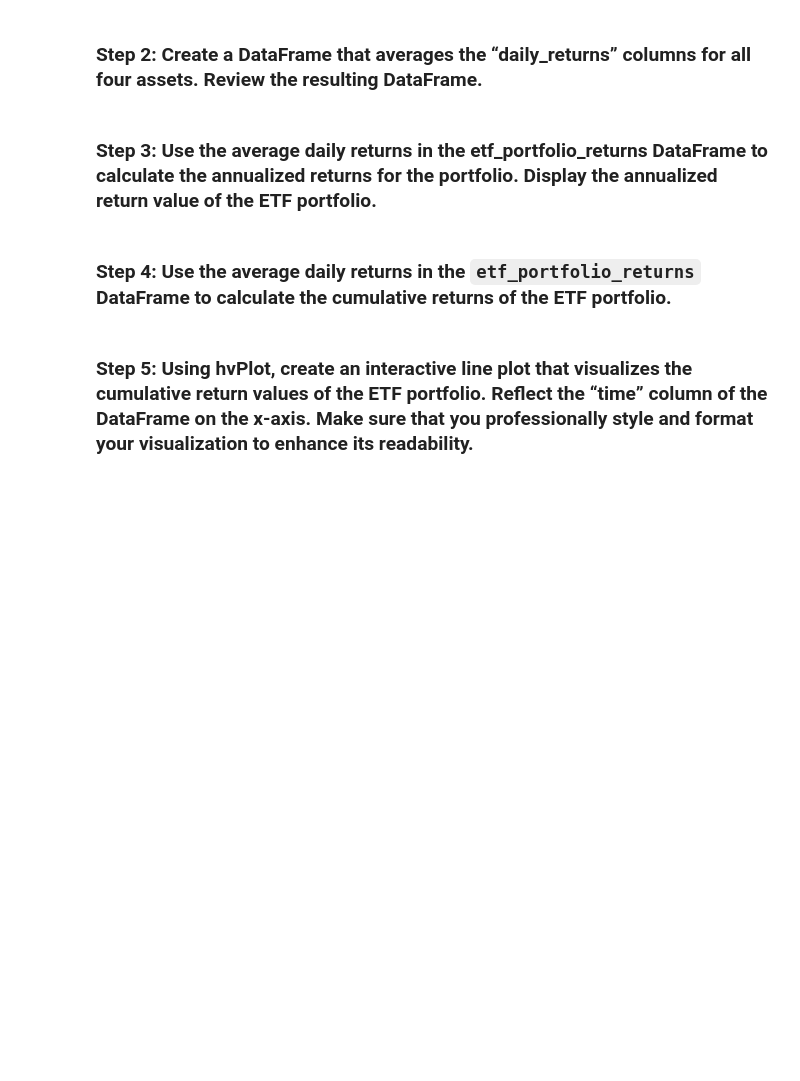
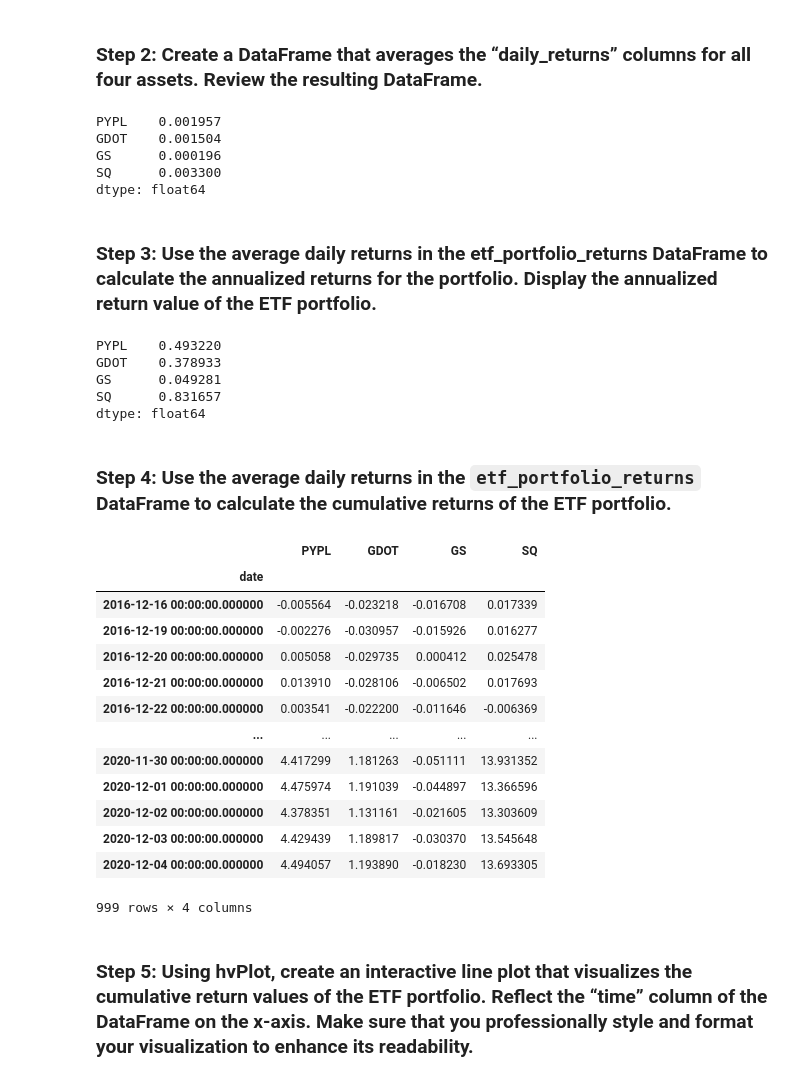
Before and after one commit to scottslusher/ETF-Analyzer, a Jupyter notebook: etf_analyzer.ipynb, the cells around one changed output. Saved outputs shown, nothing was run; the diff lists cells and outputs as text; code cells hidden in the pictures; blank space fills up the shorter version.

```diff
--- a/etf_analyzer.ipynb
+++ b/etf_analyzer.ipynb
@@ -347,15 +347,25 @@ Complete the following steps:
 
     - Using the SQL query, read the data from the database into a Pandas DataFrame. Review the resulting DataFrame.
 # %%
+# 'GDOT', 'GS', 'PYPL', 'SQ'
 # Wreate a SQL query to join each table in the portfolio into a single DataFrame
 # Use the time column from each table as the basis for the join
 query = """
 SELECT
-
+    PYPL.time,
+    PYPL.daily_returns,
+    GDOT.daily_returns,
+    GS.daily_returns,
+    SQ.daily_returns
+FROM PYPL
+INNER JOIN GDOT ON PYPL.time = GDOT.time
+INNER JOIN GS ON PYPL.time = GS.time
+INNER JOIN SQ ON PYPL.time = SQ.time
 """
-
+query_results = engine.execute(query)
 # Using the query, read the data from the database into a Pandas DataFrame
-etf_portfolio = # YOUR CODE HERE
-
+etf_portfolio = pd.DataFrame(list(query_results), columns=['date','PYPL', 'GDOT', 'GS', 'SQ'])
+etf_portfolio.set_index(etf_portfolio['date'], inplace=True)
+etf_portfolio.drop(columns=['date'],inplace=True)
 # Review the resulting DataFrame
-# YOUR CODE HERE
+etf_portfolio.head()
@@ -363,28 +381,55 @@ etf_portfolio = # YOUR CODE HERE
 ### Step 2: Create a DataFrame that averages the “daily_returns” columns for all four assets. Review the resulting DataFrame.
 # %%
 # Create a DataFrame that displays the mean value of the “daily_returns” columns for all four assets.
-etf_portfolio_returns = # YOUR CODE HERE
+etf_portfolio_returns = pd.DataFrame(etf_portfolio).mean()
 
 # Review the resulting DataFrame
-# YOUR CODE HERE
+etf_portfolio_returns.head()
+# %% [output]
+PYPL    0.001957
+GDOT    0.001504
+GS      0.000196
+SQ      0.003300
+dtype: float64
 # %% [markdown]
 ### Step 3: Use the average daily returns in the etf_portfolio_returns DataFrame to calculate the annualized returns for the portfolio. Display the annualized return value of the ETF portfolio.
 # %%
 # Use the average daily returns provided by the etf_portfolio_returns DataFrame
 # to calculate the annualized return for the portfolio.
-annualized_etf_portfolio_returns = # YOUR CODE HERE
+annualized_etf_portfolio_returns = etf_portfolio_returns * 252
 
 # Display the annualized return value of the ETF portfolio.
-# YOUR CODE HERE
+annualized_etf_portfolio_returns
+# %% [output]
+PYPL    0.493220
+GDOT    0.378933
+GS      0.049281
+SQ      0.831657
+dtype: float64
 # %% [markdown]
 ### Step 4: Use the average daily returns in the `etf_portfolio_returns` DataFrame to calculate the cumulative returns of the ETF portfolio.
 # %%
 # Use the average daily returns provided by the etf_portfolio_returns DataFrame
 # to calculate the cumulative returns
-etf_cumulative_returns = # YOUR CODE HERE
+etf_cumulative_returns = (1 + etf_portfolio).cumprod() - 1
 
 # Display the final cumulative return value
-# YOUR CODE HERE
+etf_cumulative_returns
+# %% [output]
+|  | PYPL | GDOT | GS | SQ |
+| date |  |  |  |  |
+| 2016-12-16 00:00:00.000000 | -0.005564 | -0.023218 | -0.016708 | 0.017339 |
+| 2016-12-19 00:00:00.000000 | -0.002276 | -0.030957 | -0.015926 | 0.016277 |
+| 2016-12-20 00:00:00.000000 | 0.005058 | -0.029735 | 0.000412 | 0.025478 |
+| 2016-12-21 00:00:00.000000 | 0.013910 | -0.028106 | -0.006502 | 0.017693 |
+| 2016-12-22 00:00:00.000000 | 0.003541 | -0.022200 | -0.011646 | -0.006369 |
+| ... | ... | ... | ... | ... |
+| 2020-11-30 00:00:00.000000 | 4.417299 | 1.181263 | -0.051111 | 13.931352 |
+| 2020-12-01 00:00:00.000000 | 4.475974 | 1.191039 | -0.044897 | 13.366596 |
+| 2020-12-02 00:00:00.000000 | 4.378351 | 1.131161 | -0.021605 | 13.303609 |
+| 2020-12-03 00:00:00.000000 | 4.429439 | 1.189817 | -0.030370 | 13.545648 |
+| 2020-12-04 00:00:00.000000 | 4.494057 | 1.193890 | -0.018230 | 13.693305 |
+999 rows × 4 columns
 # %% [markdown]
 ### Step 5: Using hvPlot, create an interactive line plot that visualizes the cumulative return values of the ETF portfolio. Reflect the “time” column of the DataFrame on the x-axis. Make sure that you professionally style and format your visualization to enhance its readability.
 # %%
```
Also changed, not shown: parts of 2 cells of this notebook.
